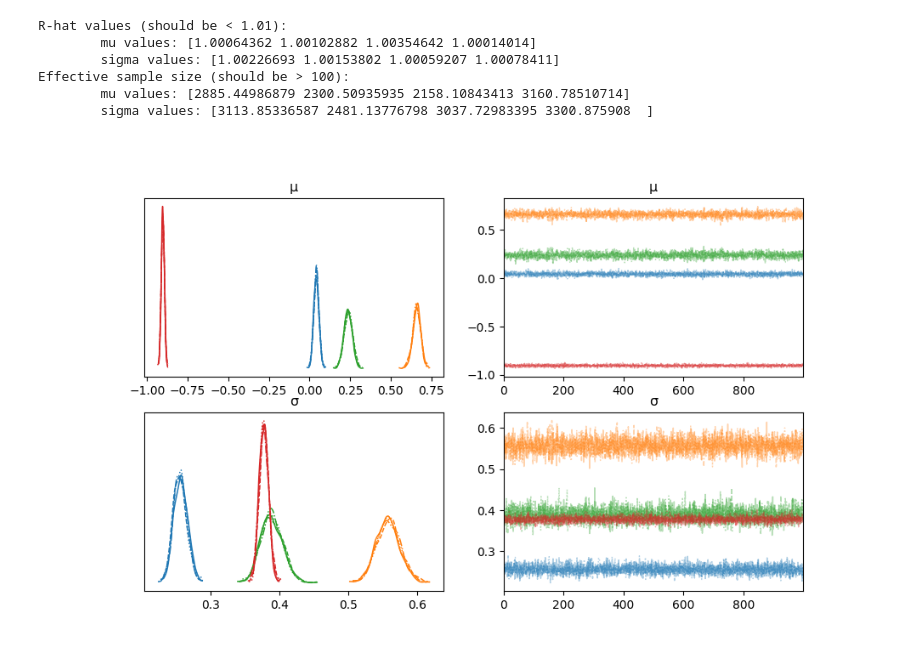
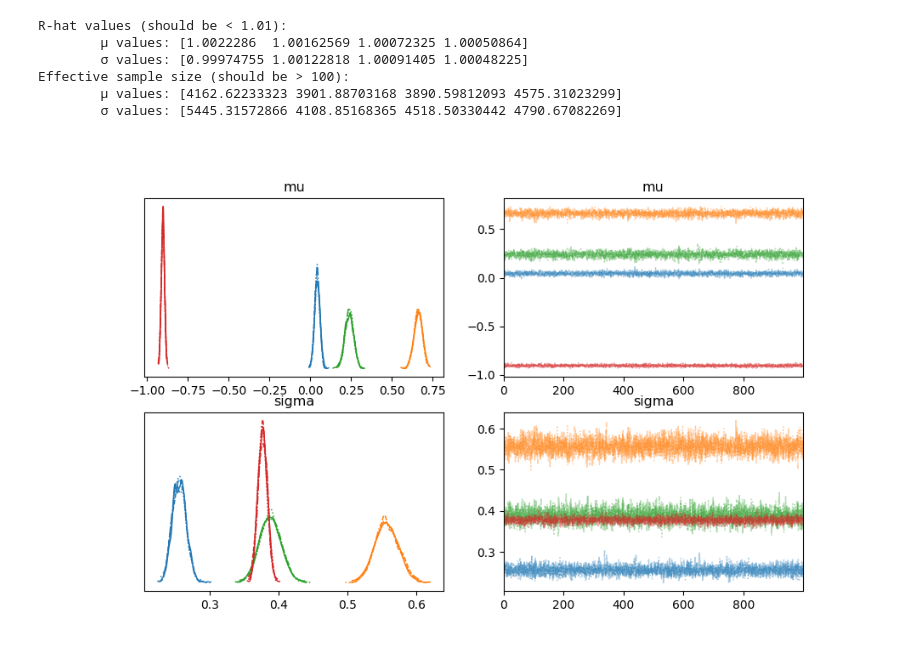
Before and after one commit to planpincieux/domains, a Jupyter notebook: ppcx_pymc_pooled_mcmc_marginalized.ipynb, the cells around one changed output. Drawn from its saved outputs; the diff is of its cells as text; code cells hidden in the pictures.

```diff
--- a/ppcx_pymc_pooled_mcmc_marginalized.ipynb
+++ b/ppcx_pymc_pooled_mcmc_marginalized.ipynb
@@ -202,25 +255,25 @@ logger.info("Marginalized mixture model created (no discrete z).")
 # %%
-LOAD_EXISTING = True  # Set to False to run sampling again
-
-# Sampling (now NUTS can be used for μ, σ)
-if LOAD_EXISTING is False:
+# Sampling (now NUTS can be used for mu, sigma)
+posterior_path = output_dir / f"{base_name}_posterior.idata.nc"
+if LOAD_EXISTING is False or not posterior_path.exists():
     with model:
         logger.info("Starting MCMC sampling...")
         idata = pm.sample(
-            target_accept=0.9,
-            draws=1000,
-            tune=1000,
-            chains=4,
-            cores=4,
+            target_accept=TARGET_ACCEPT,
+            draws=DRAWS,
+            tune=TUNE,
+            chains=CHAINS,
+            cores=CORES,
             random_seed=RANDOM_SEED,
         )
     logger.info("Sampling completed!")
 
     # save the posterior InferenceData object and the scaler
-    fpath = output_dir / f"{base_name}_posterior.idata.nc"
-    az.to_netcdf(idata, fpath)
-    joblib.dump(scaler, output_dir / f"{base_name}_scaler.joblib")
+    if SAVE_OUTPUTS:
+        az.to_netcdf(idata, posterior_path)
+        joblib.dump(scaler, output_dir / f"{base_name}_scaler.joblib")
+        logger.info(f"Outputs saved to {output_dir}")
 else:
     logger.info("Loading existing posterior InferenceData object...")
-    idata = az.from_netcdf(output_dir / f"{base_name}_pooled_posterior.idata.nc")
+    idata = az.from_netcdf(posterior_path)
 # %% [output]
@@ -230,28 +301,29 @@ FileNotFoundError: [Errno 2] Unable to synchronously open file (unable to open f
 # Check R-hat (should be < 1.01)
 print("R-hat values (should be < 1.01):")
 rhat = az.rhat(idata)
-print("\tmu values:", rhat.μ.values.flatten())
-print("\tsigma values:", rhat.σ.values.flatten())
+print("\tμ values:", rhat.mu.values.flatten())
+print("\tσ values:", rhat.sigma.values.flatten())
 
 # Check effective sample size (should be > 100)
 print("Effective sample size (should be > 100):")
 ess = az.ess(idata)
-print("\tmu values:", ess.μ.values.flatten())
-print("\tsigma values:", ess.σ.values.flatten())
+print("\tμ values:", ess.mu.values.flatten())
+print("\tσ values:", ess.sigma.values.flatten())
 # %% [output]
 R-hat values (should be < 1.01):
-        mu values: [1.00064362 1.00102882 1.00354642 1.00014014]
-        sigma values: [1.00226693 1.00153802 1.00059207 1.00078411]
+        μ values: [1.0022286  1.00162569 1.00072325 1.00050864]
+        σ values: [0.99974755 1.00122818 1.00091405 1.00048225]
 Effective sample size (should be > 100):
-        mu values: [2885.44986879 2300.50935935 2158.10843413 3160.78510714]
-        sigma values: [3113.85336587 2481.13776798 3037.72983395 3300.875908  ]
+        μ values: [4162.62233323 3901.88703168 3890.59812093 4575.31023299]
+        σ values: [5445.31572866 4108.85168365 4518.50330442 4790.67082269]
 # %%
 # Plot trace plots
 fig, axes = plt.subplots(2, 2, figsize=(10, 6))
-az.plot_trace(idata, var_names=["μ", "σ"], axes=axes, compact=True)
-fig.savefig(output_dir / f"{base_name}_trace_plots.png", dpi=150)
+az.plot_trace(idata, var_names=["mu", "sigma"], axes=axes, compact=True)
+if SAVE_OUTPUTS:
+    fig.savefig(output_dir / f"{base_name}_trace_plots.png", dpi=150)
 # %% [output]
-[figure, old version]
+[figure, new version]
 # %%
 ## === POSTERIOR ANALYSIS: ASSIGN POINTS TO CLUSTERS ===
 
```
Also changed, not shown: parts of 10 cells of this notebook, 3 other files.
